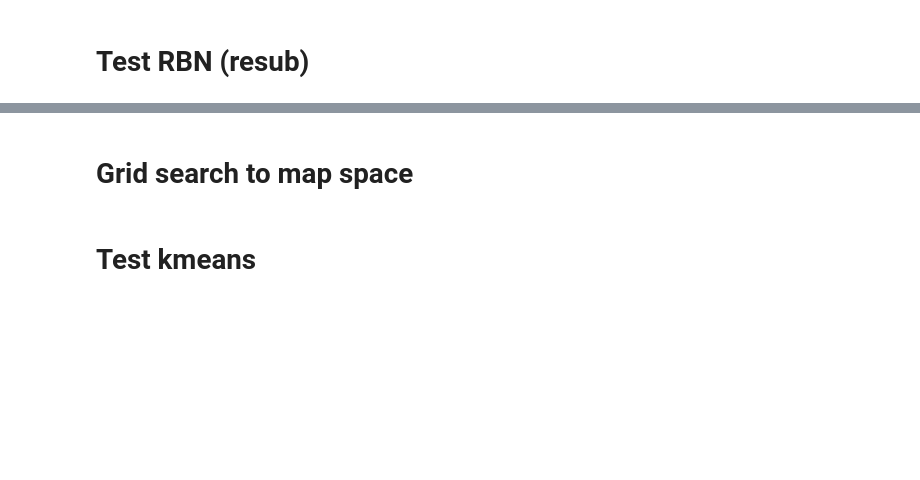
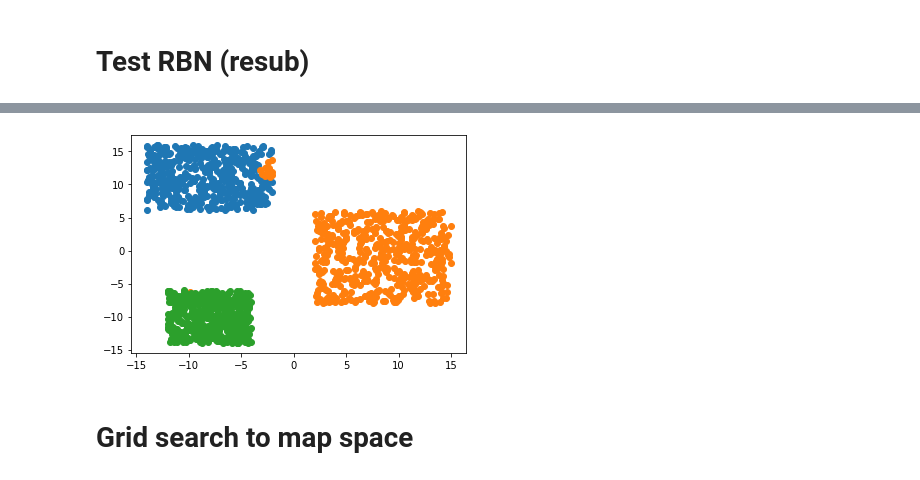
Before and after one commit to jschulz97/8890, a Jupyter notebook: test_rbf_gd.ipynb, the cells around one changed output, grey strips where cells are left out. Saved outputs shown, nothing was run; the diff lists cells and outputs as text; code cells hidden in the pictures; blank space fills up the shorter version.

```diff
--- a/test_rbf_gd.ipynb
+++ b/test_rbf_gd.ipynb
@@ -147,3 +158,8 @@ def test_model(model, data, labels, centers):
+# %%
+data_sep, uniq_labels = split_data(data, preds)
+plt_graph_sep_data(data_sep)
+# %% [output]
+[figure, added]
 # %% [markdown]
 # Grid search to map space
 # %%
@@ -176,5 +194,3 @@ def grid_search(data, model, step=.5):
     Y, X = np.meshgrid(y, x)
     ax.plot_surface(X, Y, z_data, cmap=cm.coolwarm)
     plt.show()
-# %% [markdown]
-# Test kmeans
```
Also changed, not shown: parts of 8 cells of this notebook, 19 other files.
